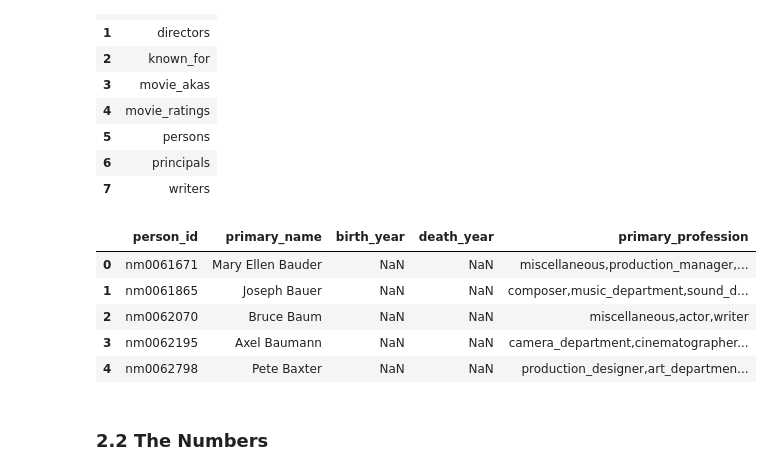
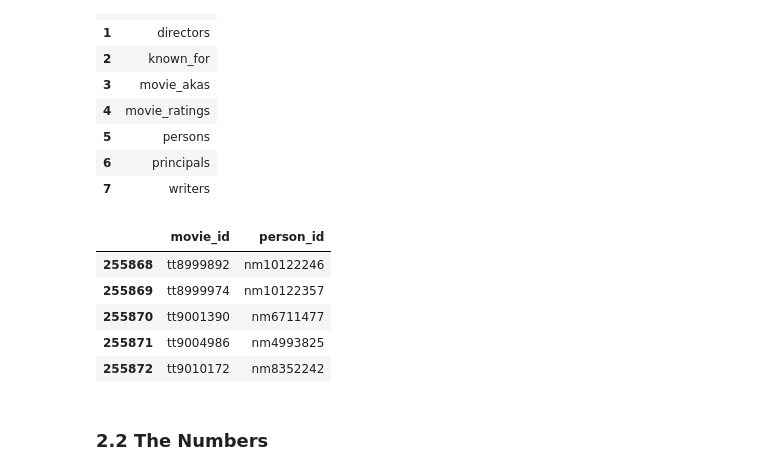
Before and after one commit to valentinav21/microsoft-movie-analysis, a Jupyter notebook: notebook.ipynb, the cells around one changed output. Cells and saved outputs as stored; diff of their text form; code cells hidden in the pictures.

```diff
--- a/notebook.ipynb
+++ b/notebook.ipynb
@@ -66,20 +68,22 @@ imdb_tables
 # %%
 #Query relevant tables and preview data
 
 movie_basics = pd.read_sql(
 """
 SELECT *
-FROM persons
+FROM writers
 ;""", conn)
 
-movie_basics.head()
+movie_basics.tail()
+
+# Make two different tables? One for people in movies to connect to ROI, one for movie genres? Or can I make one big table?
 # %% [output]
-|  | person_id | primary_name | birth_year | death_year | primary_profession |
-| 0 | nm0061671 | Mary Ellen Bauder | NaN | NaN | miscellaneous,production_manager,... |
-| 1 | nm0061865 | Joseph Bauer | NaN | NaN | composer,music_department,sound_d... |
-| 2 | nm0062070 | Bruce Baum | NaN | NaN | miscellaneous,actor,writer |
-| 3 | nm0062195 | Axel Baumann | NaN | NaN | camera_department,cinematographer... |
-| 4 | nm0062798 | Pete Baxter | NaN | NaN | production_designer,art_departmen... |
+|  | movie_id | person_id |
+| 255868 | tt8999892 | nm10122246 |
+| 255869 | tt8999974 | nm10122357 |
+| 255870 | tt9001390 | nm6711477 |
+| 255871 | tt9004986 | nm4993825 |
+| 255872 | tt9010172 | nm8352242 |
 # %% [markdown]
 ### 2.2 The Numbers
 # %% [markdown]
```
Also changed, not shown: parts of 20 cells of this notebook.
